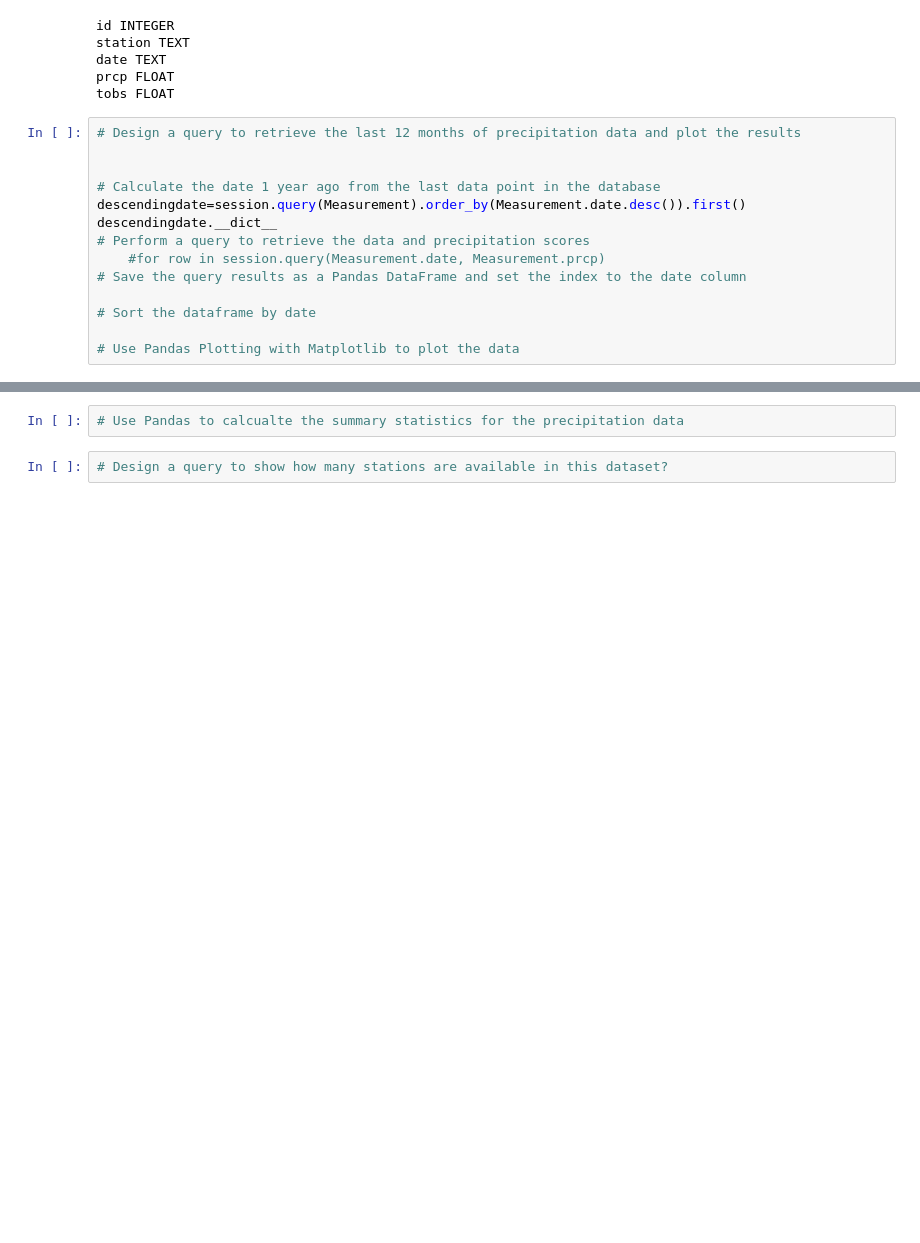
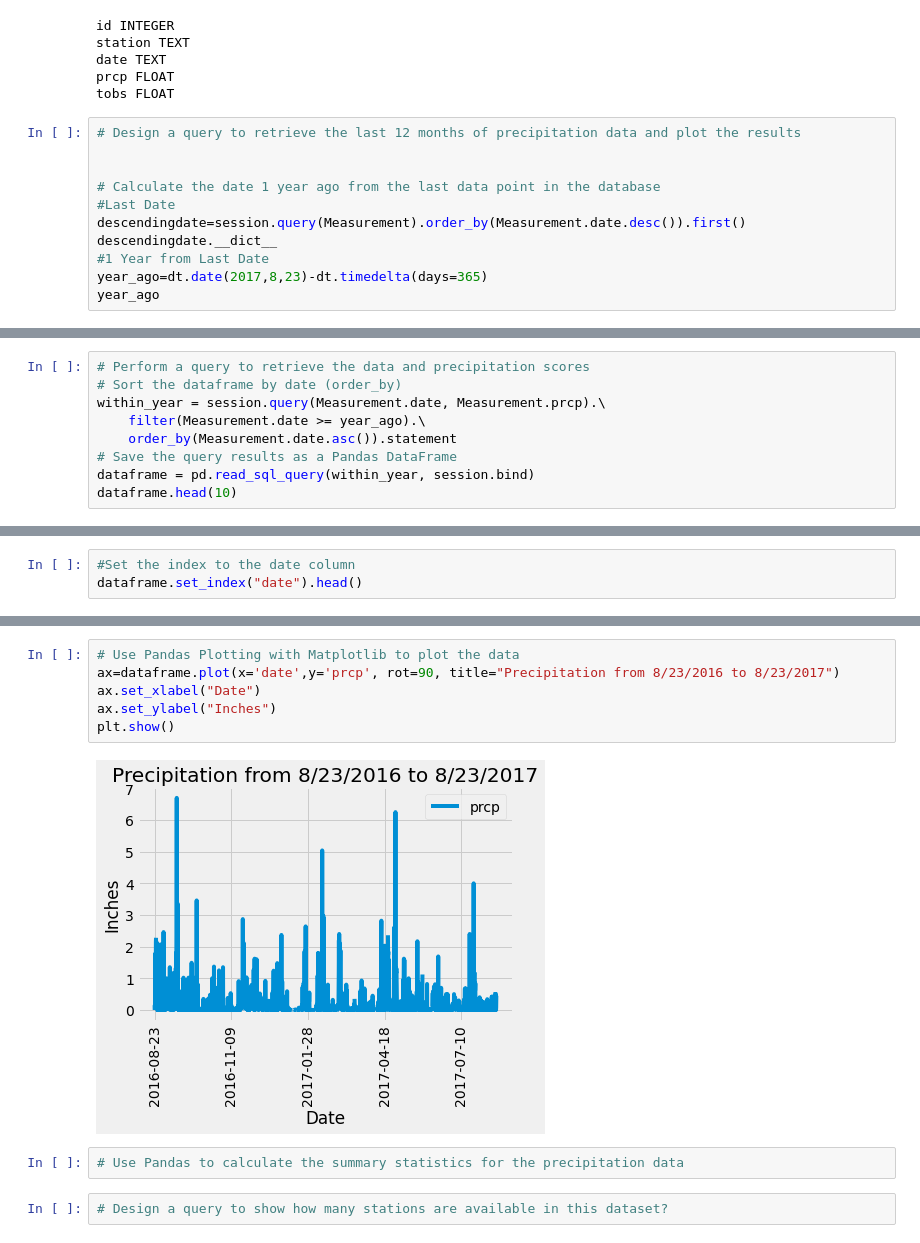
Before and after one commit to chanrce/sqlalchemy-challenge, a Jupyter notebook: Instructions/climate_starter.ipynb, the cells around one changed output, grey strips where cells are left out. Cells and saved outputs as stored; diff of their text form; blank space fills up the shorter version.

Commit message:
Added first graph

```diff
--- a/Instructions/climate_starter.ipynb
+++ b/Instructions/climate_starter.ipynb
@@ -56,13 +56,10 @@ tobs FLOAT
 
 
 # Calculate the date 1 year ago from the last data point in the database
+#Last Date
 descendingdate=session.query(Measurement).order_by(Measurement.date.desc()).first()
 descendingdate.__dict__
-# Perform a query to retrieve the data and precipitation scores
-    #for row in session.query(Measurement.date, Measurement.prcp)
-# Save the query results as a Pandas DataFrame and set the index to the date column
-
-# Sort the dataframe by date
-
-# Use Pandas Plotting with Matplotlib to plot the data
+#1 Year from Last Date
+year_ago=dt.date(2017,8,23)-dt.timedelta(days=365)
+year_ago
 # %% [output]
@@ -74,0 +67,9 @@ descendingdate.__dict__
+# %%
+# Perform a query to retrieve the data and precipitation scores
+# Sort the dataframe by date (order_by)
+within_year = session.query(Measurement.date, Measurement.prcp).\
+    filter(Measurement.date >= year_ago).\
+    order_by(Measurement.date.asc()).statement
+# Save the query results as a Pandas DataFrame
+dataframe = pd.read_sql_query(within_year, session.bind)
+dataframe.head(10)
@@ -74,0 +88,3 @@ descendingdate.__dict__
+# %%
+#Set the index to the date column
+dataframe.set_index("date").head()
@@ -75,5 +99,13 @@ descendingdate.__dict__
+# %%
+# Use Pandas Plotting with Matplotlib to plot the data
+ax=dataframe.plot(x='date',y='prcp', rot=90, title="Precipitation from 8/23/2016 to 8/23/2017")
+ax.set_xlabel("Date")
+ax.set_ylabel("Inches")
+plt.show()
+# %% [output]
+[figure, added]
 # %%
-# Use Pandas to calcualte the summary statistics for the precipitation data
+# Use Pandas to calculate the summary statistics for the precipitation data
 # %%
 # Design a query to show how many stations are available in this dataset?
 # %%
```
Also changed, not shown: parts of 3 cells of this notebook.
